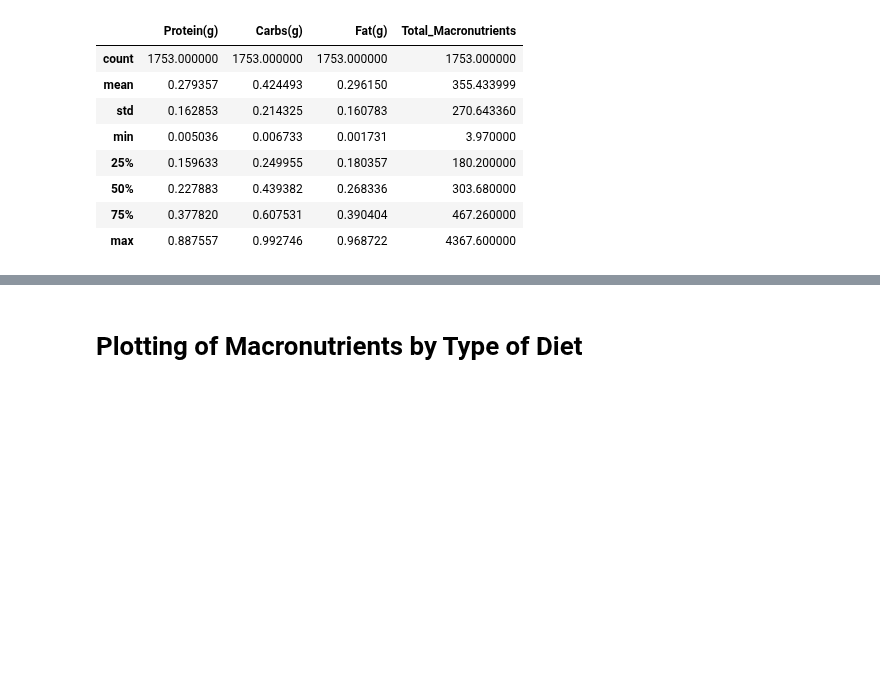
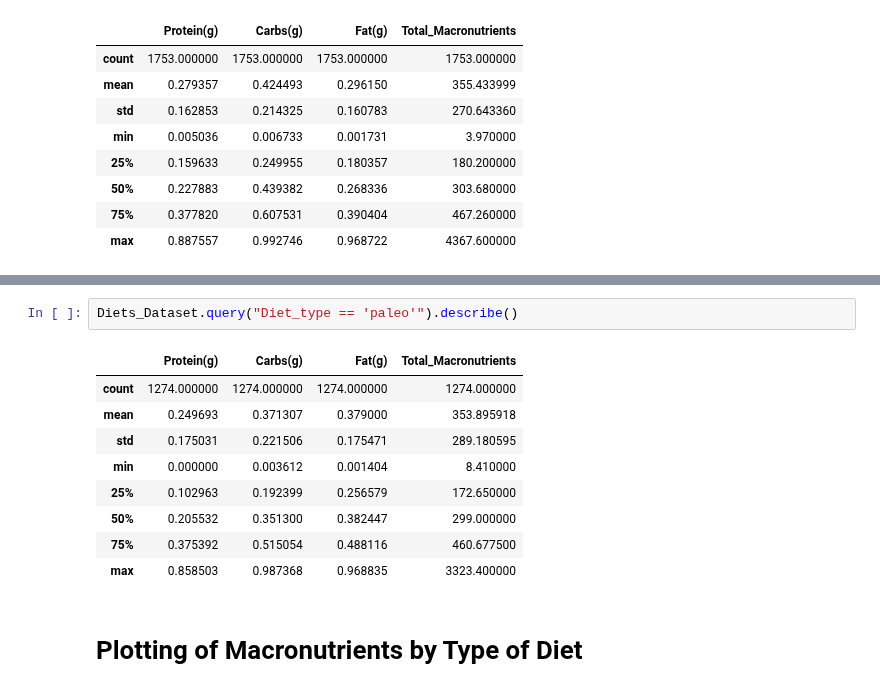
Before and after one commit to alexisuaguilaru/Analysis_Nutritional_Information, a Jupyter notebook: StatisticalAnalysis/ExploratoryDataAnalysis.ipynb, the cells around one changed output, grey strips where cells are left out. Saved outputs shown, nothing was run; the diff lists cells and outputs as text; blank space fills up the shorter version.

Commit message:
ADD analysis of statics in Paleo section

```diff
--- a/StatisticalAnalysis/ExploratoryDataAnalysis.ipynb
+++ b/StatisticalAnalysis/ExploratoryDataAnalysis.ipynb
@@ -133,3 +143,15 @@ Diets_Dataset.query("Diet_type == 'mediterranean'").describe()
+# %%
+Diets_Dataset.query("Diet_type == 'paleo'").describe()
+# %% [output]
+|  | Protein(g) | Carbs(g) | Fat(g) | Total_Macronutrients |
+| count | 1274.000000 | 1274.000000 | 1274.000000 | 1274.000000 |
+| mean | 0.249693 | 0.371307 | 0.379000 | 353.895918 |
+| std | 0.175031 | 0.221506 | 0.175471 | 289.180595 |
+| min | 0.000000 | 0.003612 | 0.001404 | 8.410000 |
+| 25% | 0.102963 | 0.192399 | 0.256579 | 172.650000 |
+| 50% | 0.205532 | 0.351300 | 0.382447 | 299.000000 |
+| 75% | 0.375392 | 0.515054 | 0.488116 | 460.677500 |
+| max | 0.858503 | 0.987368 | 0.968835 | 3323.400000 |
 # %% [markdown]
 # Plotting of Macronutrients by Type of Diet
 # %% [markdown]
```
Also changed, not shown: parts of 3 cells of this notebook.
